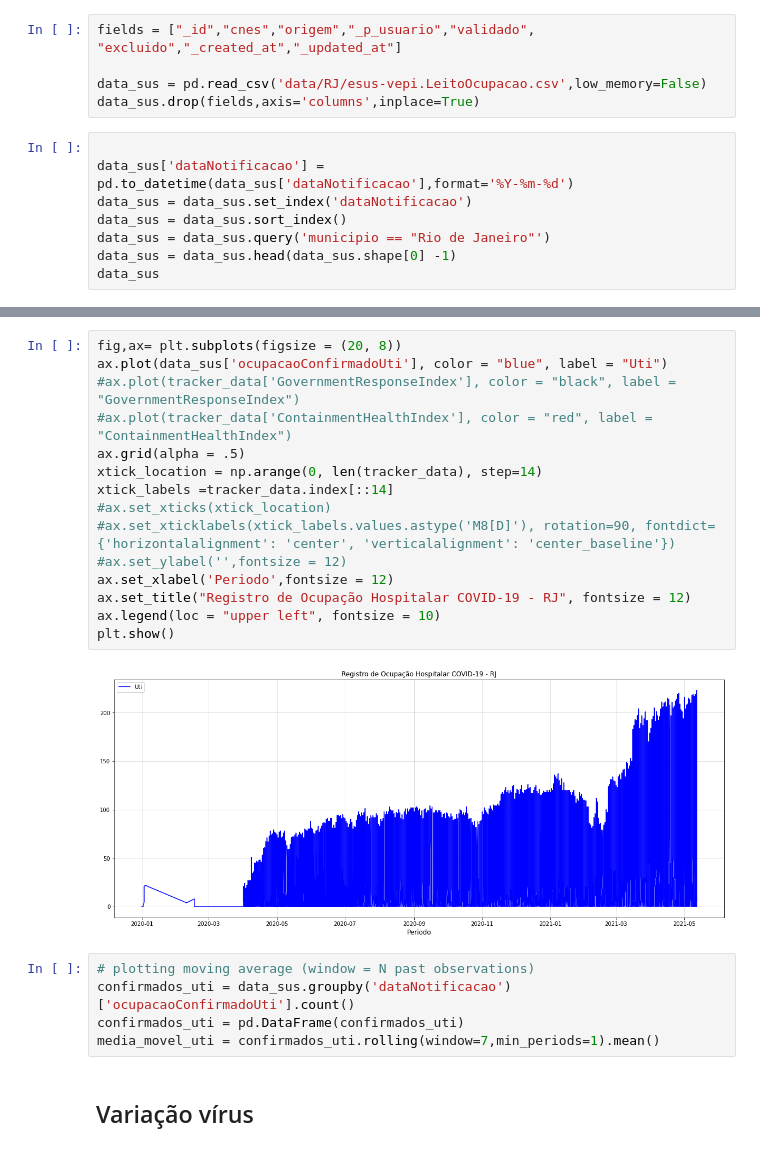
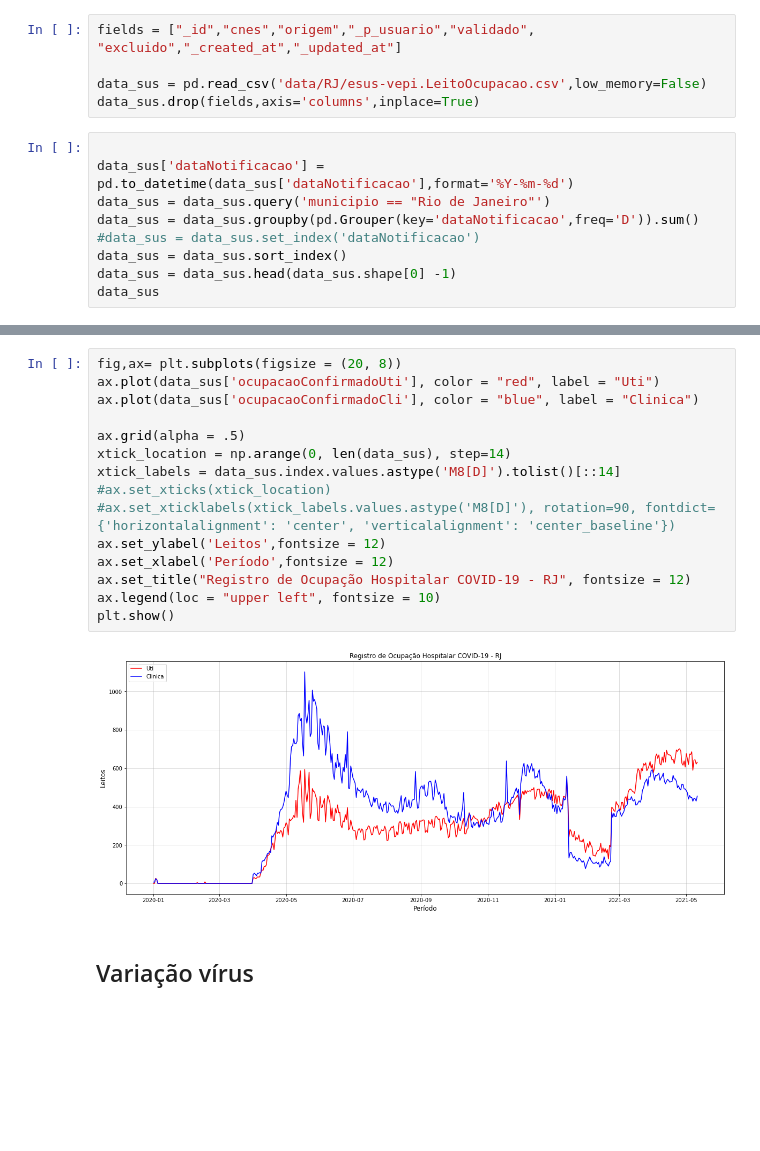
Before and after one commit to fbosousa/covid19, a Jupyter notebook: dados_rj.ipynb, the cells around one changed output, grey strips where cells are left out. Saved outputs shown, nothing was run; the diff lists cells and outputs as text; blank space fills up the shorter version.

```diff
--- a/dados_rj.ipynb
+++ b/dados_rj.ipynb
@@ -298,9 +298,10 @@ data_sus.drop(fields,axis='columns',inplace=True)
 # %%
 
 data_sus['dataNotificacao'] = pd.to_datetime(data_sus['dataNotificacao'],format='%Y-%m-%d')
-data_sus = data_sus.set_index('dataNotificacao')
+data_sus = data_sus.query('municipio == "Rio de Janeiro"')
+data_sus = data_sus.groupby(pd.Grouper(key='dataNotificacao',freq='D')).sum()
+#data_sus = data_sus.set_index('dataNotificacao')
 data_sus = data_sus.sort_index()
-data_sus = data_sus.query('municipio == "Rio de Janeiro"')
 data_sus = data_sus.head(data_sus.shape[0] -1)
 data_sus
 # %% [output]
@@ -321,25 +322,20 @@ data_sus
 # %%
 fig,ax= plt.subplots(figsize = (20, 8))
-ax.plot(data_sus['ocupacaoConfirmadoUti'], color = "blue", label = "Uti")
-#ax.plot(tracker_data['GovernmentResponseIndex'], color = "black", label = "GovernmentResponseIndex")
-#ax.plot(tracker_data['ContainmentHealthIndex'], color = "red", label = "ContainmentHealthIndex")
+ax.plot(data_sus['ocupacaoConfirmadoUti'], color = "red", label = "Uti")
+ax.plot(data_sus['ocupacaoConfirmadoCli'], color = "blue", label = "Clinica")
+
 ax.grid(alpha = .5)
-xtick_location = np.arange(0, len(tracker_data), step=14)
-xtick_labels =tracker_data.index[::14]
+xtick_location = np.arange(0, len(data_sus), step=14)
+xtick_labels = data_sus.index.values.astype('M8[D]').tolist()[::14]
 #ax.set_xticks(xtick_location)
 #ax.set_xticklabels(xtick_labels.values.astype('M8[D]'), rotation=90, fontdict={'horizontalalignment': 'center', 'verticalalignment': 'center_baseline'})
-#ax.set_ylabel('',fontsize = 12)
-ax.set_xlabel('Periodo',fontsize = 12)
+ax.set_ylabel('Leitos',fontsize = 12)
+ax.set_xlabel('Período',fontsize = 12)
 ax.set_title("Registro de Ocupação Hospitalar COVID-19 - RJ", fontsize = 12)
 ax.legend(loc = "upper left", fontsize = 10)
 plt.show()
 # %% [output]
-[figure, old version]
+[figure, new version]
-# %%
-# plotting moving average (window = N past observations)
-confirmados_uti = data_sus.groupby('dataNotificacao')['ocupacaoConfirmadoUti'].count()
-confirmados_uti = pd.DataFrame(confirmados_uti)
-media_movel_uti = confirmados_uti.rolling(window=7,min_periods=1).mean()
 # %% [markdown]
 ## Variação vírus
 # %% [markdown]
```
Also changed, not shown: parts of 14 cells of this notebook, 9 other files.
